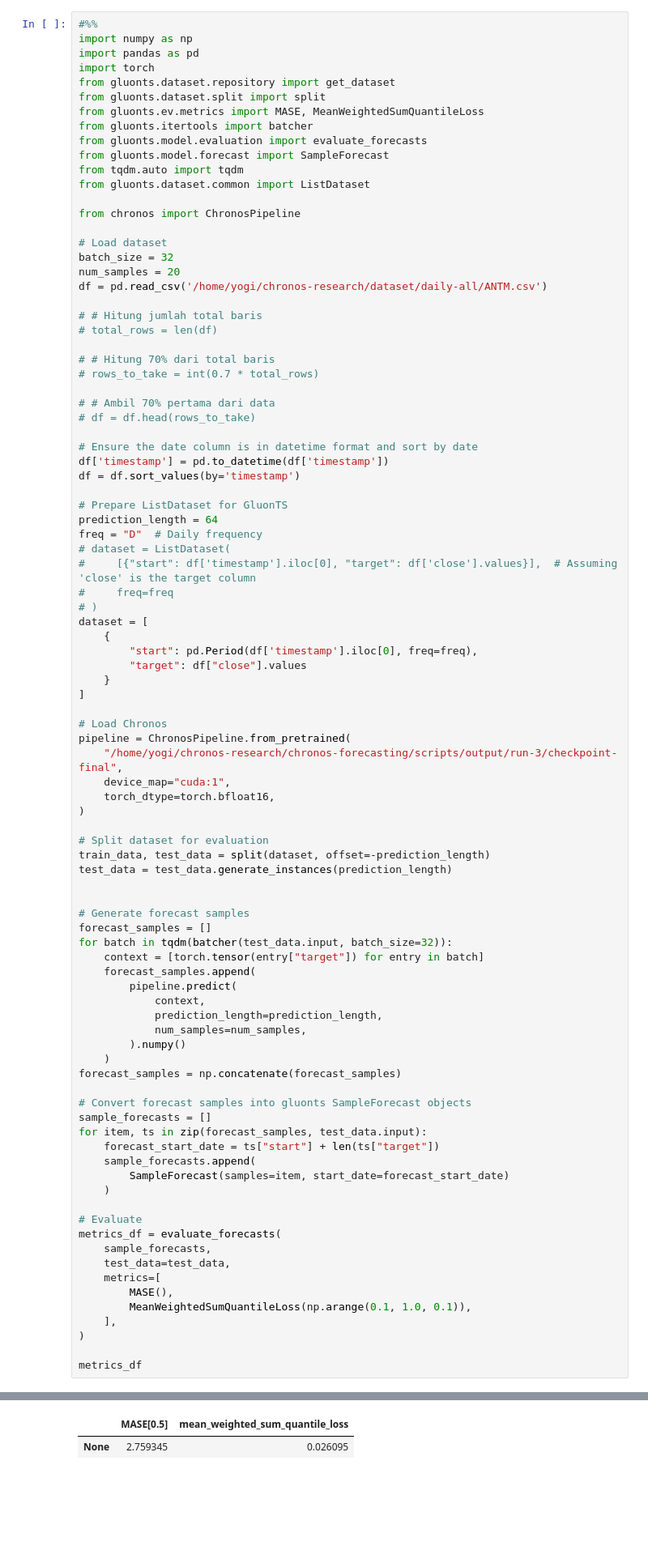
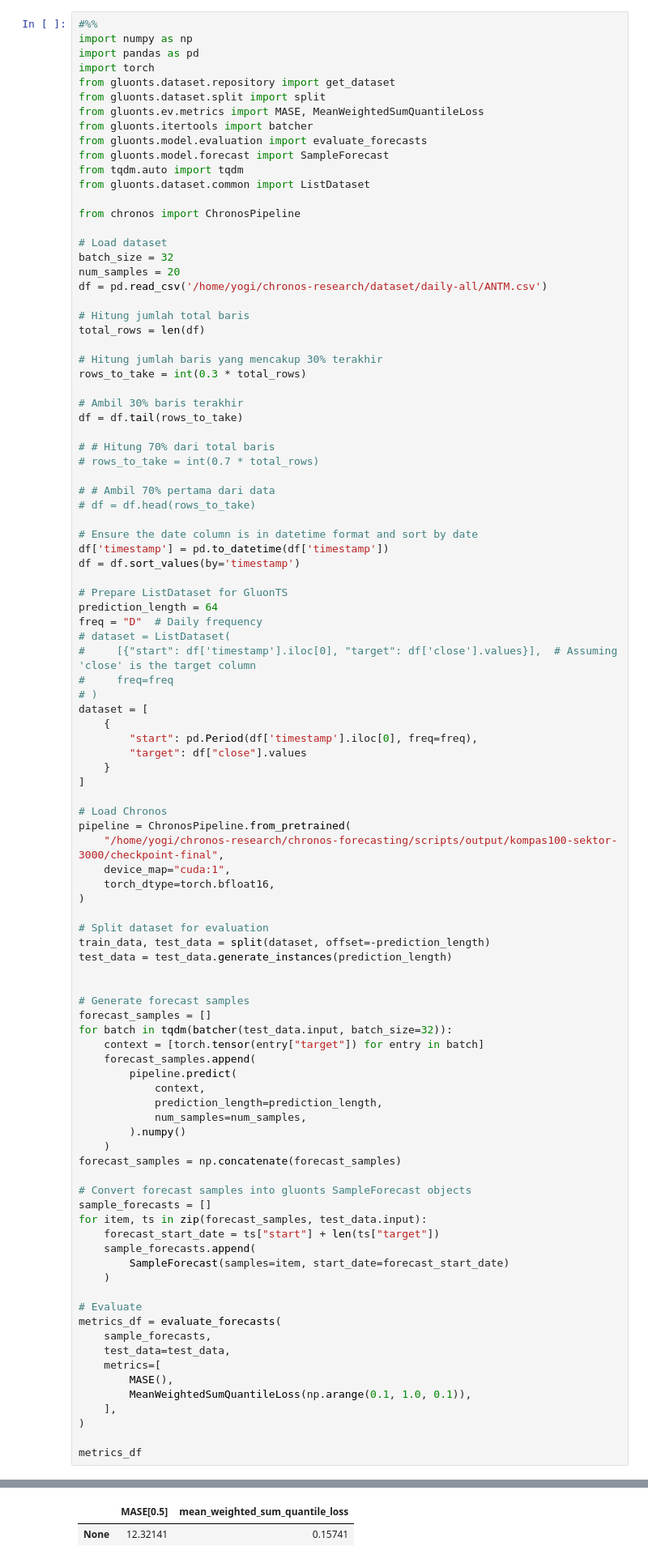
Before and after one commit to yogipuji15/chronos-research, a Jupyter notebook: zero_shot_2.ipynb, the cells around one changed output, grey strips where cells are left out. Shown at 81% size. Saved outputs shown, nothing was run; the diff lists cells and outputs as text; blank space fills up the shorter version.

```diff
--- a/zero_shot_2.ipynb
+++ b/zero_shot_2.ipynb
@@ -392,8 +392,14 @@ batch_size = 32
 num_samples = 20
 df = pd.read_csv('/home/yogi/chronos-research/dataset/daily-all/ANTM.csv')
 
-# # Hitung jumlah total baris
-# total_rows = len(df)
+# Hitung jumlah total baris
+total_rows = len(df)
+
+# Hitung jumlah baris yang mencakup 30% terakhir
+rows_to_take = int(0.3 * total_rows)
+
+# Ambil 30% baris terakhir
+df = df.tail(rows_to_take)
 
 # # Hitung 70% dari total baris
 # rows_to_take = int(0.7 * total_rows)
@@ -421,7 +427,7 @@ dataset = [
 
 # Load Chronos
 pipeline = ChronosPipeline.from_pretrained(
-    "/home/yogi/chronos-research/chronos-forecasting/scripts/output/run-3/checkpoint-final",
+    "/home/yogi/chronos-research/chronos-forecasting/scripts/output/kompas100-sektor-3000/checkpoint-final",
     device_map="cuda:1",
     torch_dtype=torch.bfloat16,
 )
@@ -501,2 +507,2 @@ tensor([[2170],
 |  | MASE[0.5] | mean_weighted_sum_quantile_loss |
-| None | 2.759345 | 0.026095 |
+| None | 12.32141 | 0.15741 |
```
Also changed, not shown: parts of 1 cell of this notebook, 31 other files.
